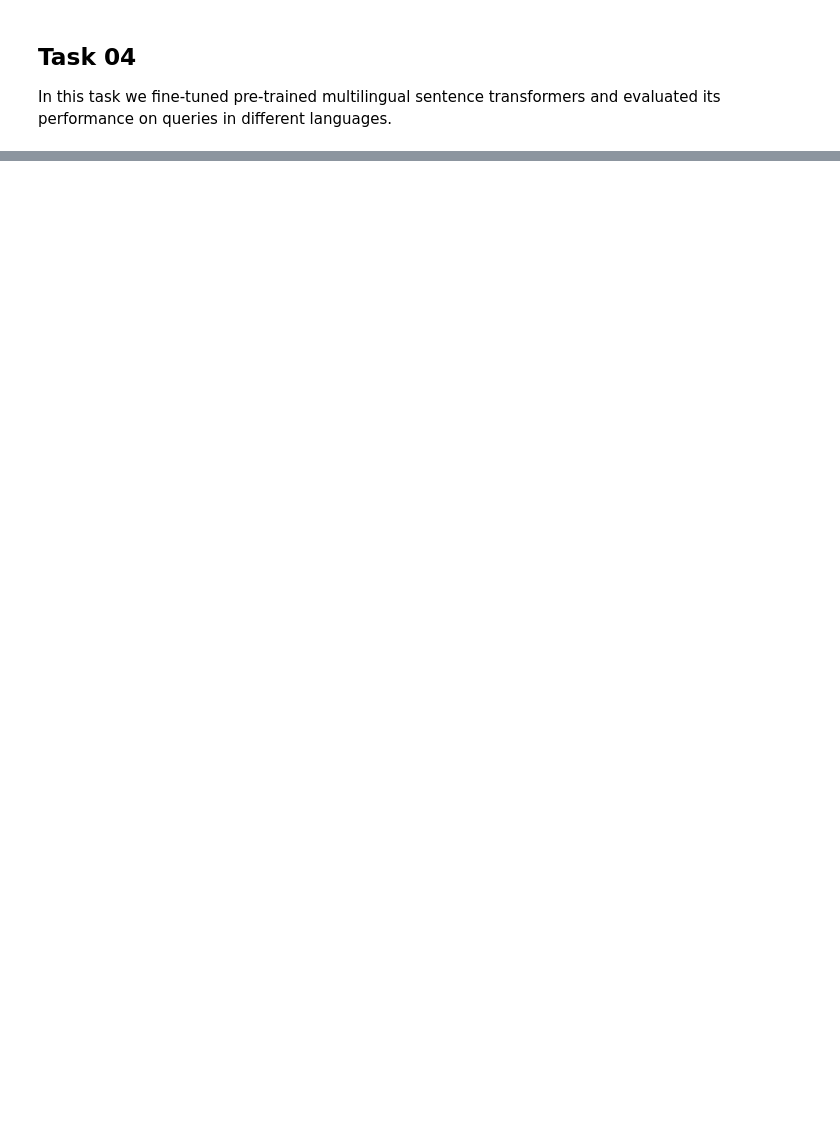
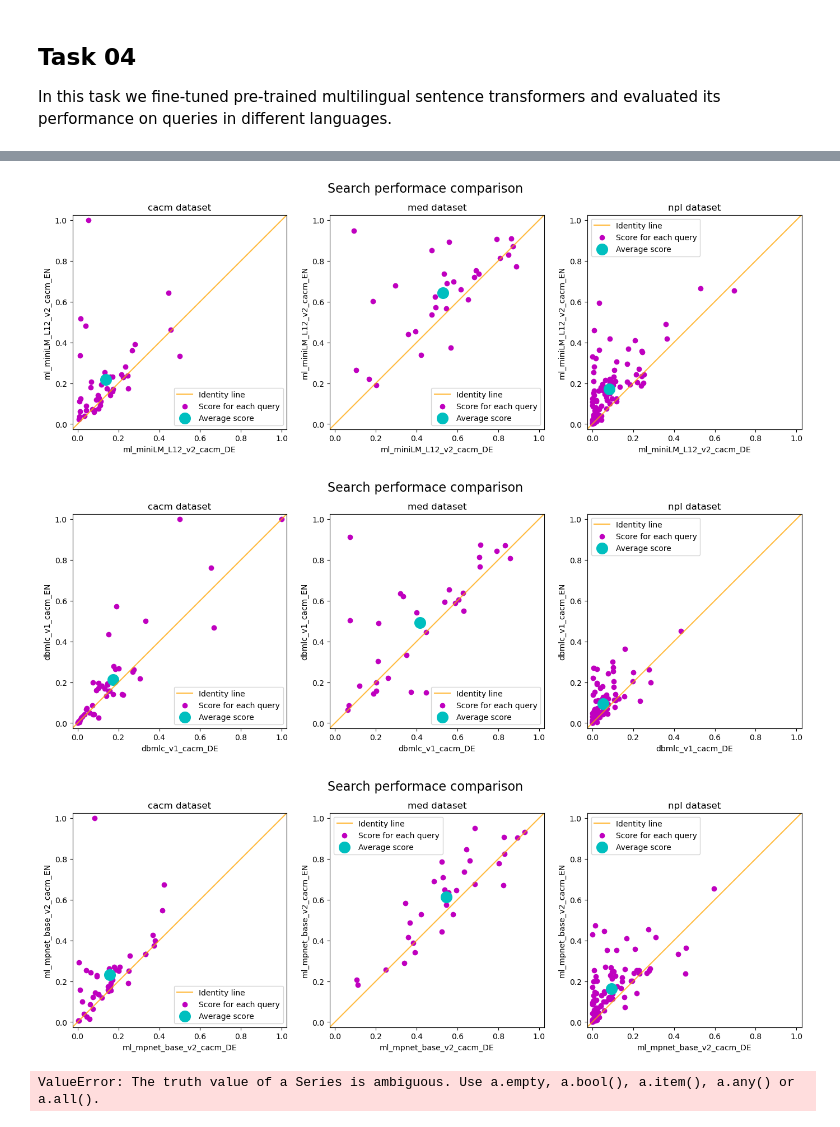
Before and after one commit to massimilianoviola/advanced-information-retrieval, a Jupyter notebook: tasks_presentation.ipynb, the cells around one changed output, grey strips where cells are left out. Cells and saved outputs as stored; diff of their text form; code cells hidden in the pictures; blank space fills up the shorter version.

```diff
--- a/tasks_presentation.ipynb
+++ b/tasks_presentation.ipynb
@@ -255,0 +257,26 @@ for model_shortcut in MODEL_SHORTCUTS:
+# %%
+MODEL_SHORTCUTS = ["ml_miniLM_L12_v2", "dbmlc_v1", "ml_mpnet_base_v2"]
+
+# compare performance of German queries vs English queries
+for model_shortcut in MODEL_SHORTCUTS:
+    compare_results_scatter_plot([f"./task_04/results/finetuned/map_{model_shortcut}_%s_DE.txt", f"./task_04/results/finetuned/map_{model_shortcut}_%s_EN.txt"],
+                                [f"{model_shortcut}_{dataset}_DE", f"{model_shortcut}_{dataset}_EN"], "presentation/figures/DE_vs_EN")
+
+for model_shortcut in MODEL_SHORTCUTS:
+    plot_bar_chart([
+        f"./task_04/results/finetuned/map_{model_shortcut}_cacm_DE.txt",
+        f"./task_04/results/finetuned/map_{model_shortcut}_med_DE.txt",
+        f"./task_04/results/finetuned/map_{model_shortcut}_npl_DE.txt"
+    ], [
+        f"./task_04/results/finetuned/map_{model_shortcut}_cacm_EN.txt",
+        f"./task_04/results/finetuned/map_{model_shortcut}_med_EN.txt",
+        f"./task_04/results/finetuned/map_{model_shortcut}_npl_EN.txt"
+    ], ["cacm", "med", "npl"],
+        ["German", "English"],
+        "German vs English queries",
+     "Mean Average Precision")
+# %% [output]
+[figure, added]
+[figure, added]
+[figure, added]
+ValueError: The truth value of a Series is ambiguous. Use a.empty, a.bool(), a.item(), a.any() or a.all().
```
Also changed, not shown: parts of 8 cells of this notebook, 11 other files.
